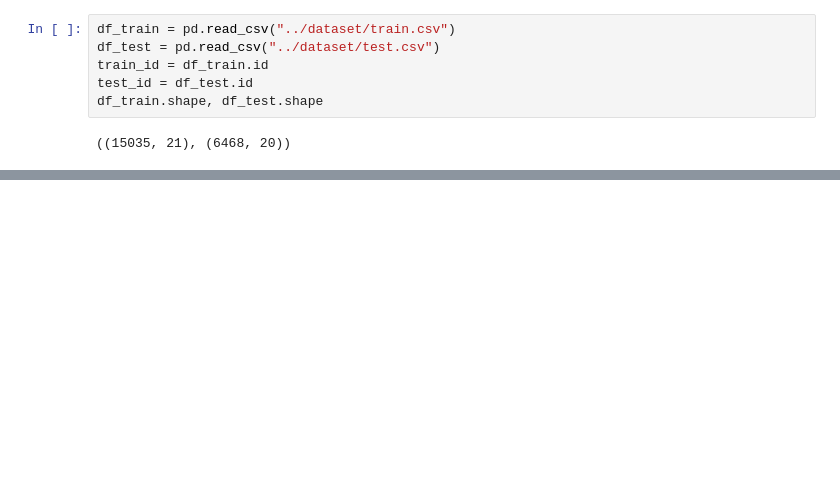
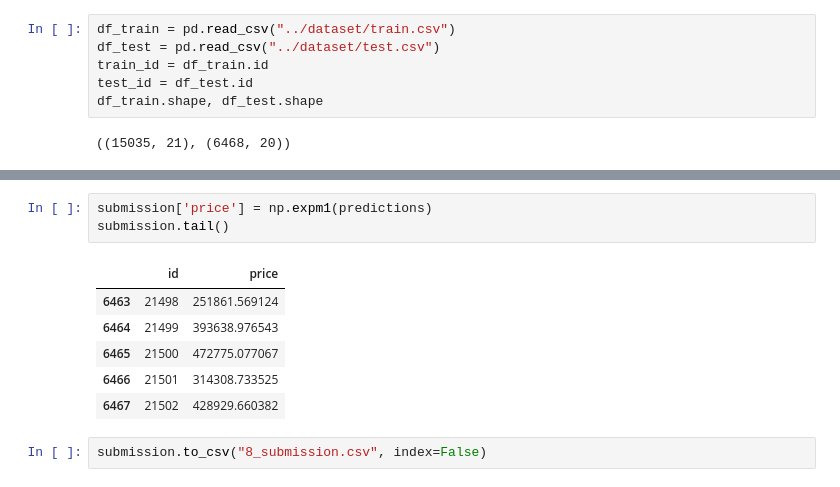
Before and after one commit to Junhojuno/everyday-kaggle, a Jupyter notebook: houseprice_prediction/code/Lets-Model-it.ipynb, the cells around one changed output, grey strips where cells are left out. Cells and saved outputs as stored; diff of their text form; blank space fills up the shorter version.

```diff
--- a/houseprice_prediction/code/Lets-Model-it.ipynb
+++ b/houseprice_prediction/code/Lets-Model-it.ipynb
@@ -448,0 +571,12 @@ predictions.shape
+# %%
+submission['price'] = np.expm1(predictions)
+submission.tail()
+# %% [output]
+|  | id | price |
+| 6463 | 21498 | 251861.569124 |
+| 6464 | 21499 | 393638.976543 |
+| 6465 | 21500 | 472775.077067 |
+| 6466 | 21501 | 314308.733525 |
+| 6467 | 21502 | 428929.660382 |
+# %%
+submission.to_csv("8_submission.csv", index=False)
```
Also changed, not shown: parts of 16 cells of this notebook.
